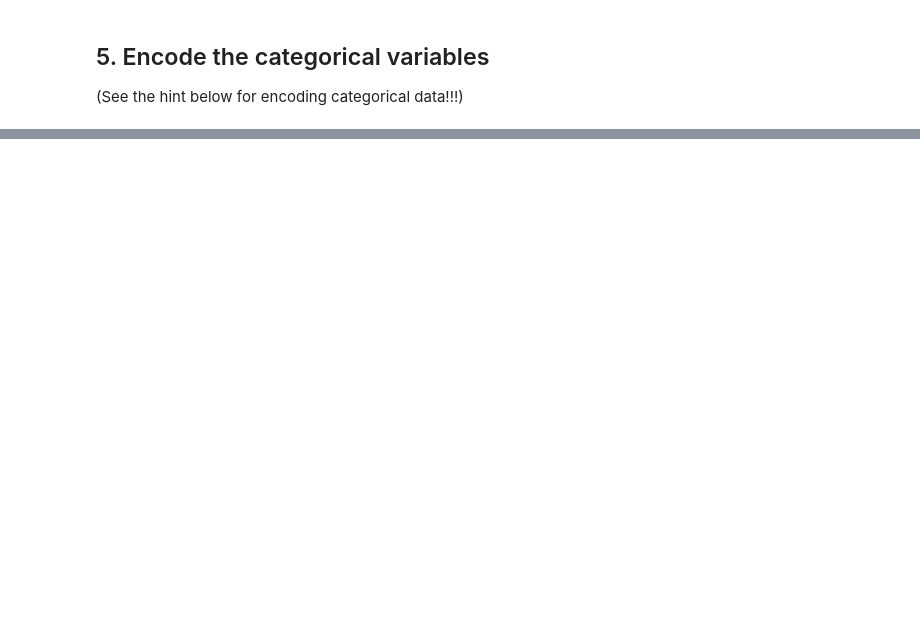
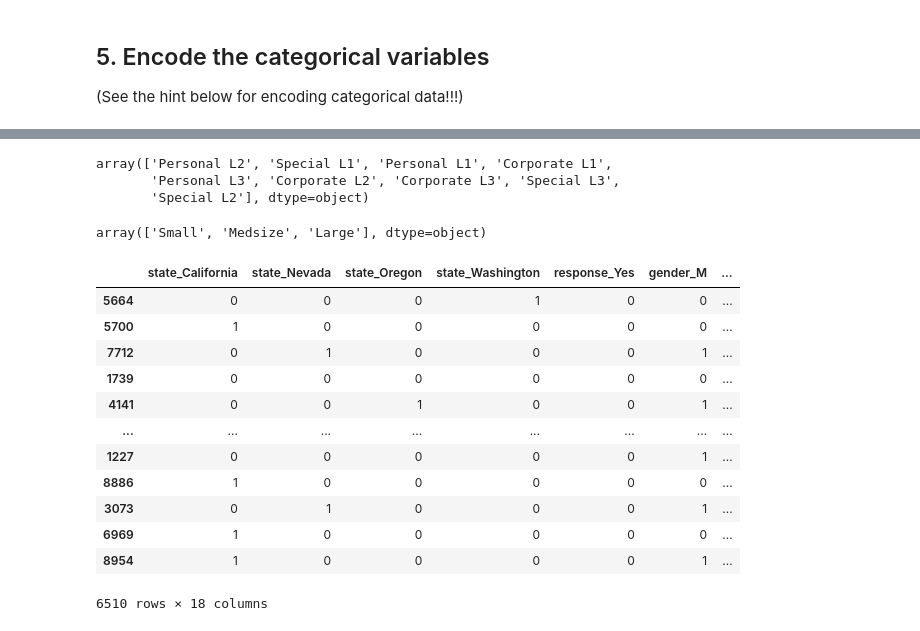
Before and after one commit to FrancRicart/lab-comparing-regression-models, a Jupyter notebook: Solution_FrancRicart.ipynb, the cells around one changed output, grey strips where cells are left out. Drawn from its saved outputs; the diff is of its cells as text; code cells hidden in the pictures; blank space fills up the shorter version.

```diff
--- a/Solution_FrancRicart.ipynb
+++ b/Solution_FrancRicart.ipynb
@@ -291,0 +363,6 @@ X_train_cat
+# %%
+X_train_cat_ord["policy"].unique()
+# %% [output]
+array(['Personal L2', 'Special L1', 'Personal L1', 'Corporate L1',
+       'Personal L3', 'Corporate L2', 'Corporate L3', 'Special L3',
+       'Special L2'], dtype=object)
@@ -291,0 +372,4 @@ X_train_cat
+# %%
+X_train_cat_ord["vehicle_size"].unique()
+# %% [output]
+array(['Small', 'Medsize', 'Large'], dtype=object)
@@ -291,0 +379,16 @@ X_train_cat
+# %%
+X_train_cat_oh
+# %% [output]
+|  | state_California | state_Nevada | state_Oregon | state_Washington | response_Yes | gender_M | ... |
+| 5664 | 0 | 0 | 0 | 1 | 0 | 0 | ... |
+| 5700 | 1 | 0 | 0 | 0 | 0 | 0 | ... |
+| 7712 | 0 | 1 | 0 | 0 | 0 | 1 | ... |
+| 1739 | 0 | 0 | 0 | 0 | 0 | 0 | ... |
+| 4141 | 0 | 0 | 1 | 0 | 0 | 1 | ... |
+| ... | ... | ... | ... | ... | ... | ... | ... |
+| 1227 | 0 | 0 | 0 | 0 | 0 | 1 | ... |
+| 8886 | 1 | 0 | 0 | 0 | 0 | 0 | ... |
+| 3073 | 0 | 1 | 0 | 0 | 0 | 1 | ... |
+| 6969 | 1 | 0 | 0 | 0 | 0 | 0 | ... |
+| 8954 | 1 | 0 | 0 | 0 | 0 | 1 | ... |
+6510 rows × 18 columns
```
Also changed, not shown: parts of 42 cells of this notebook.
